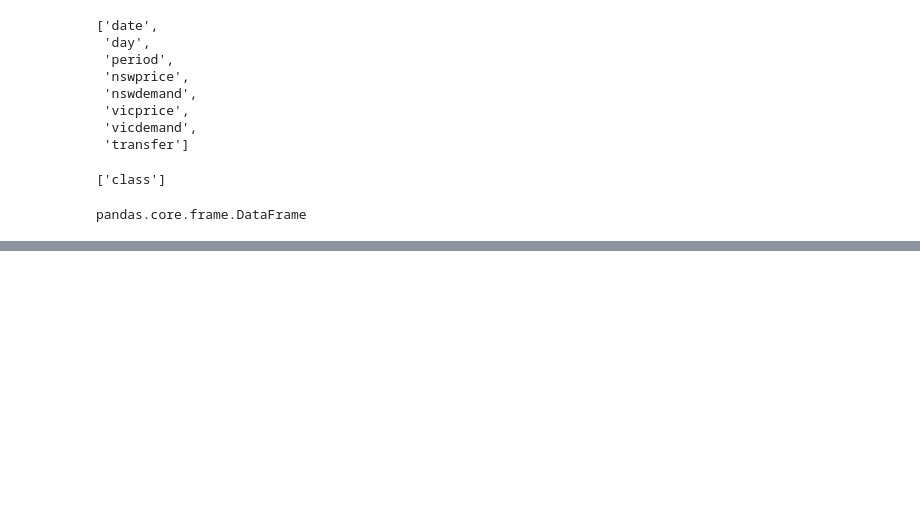
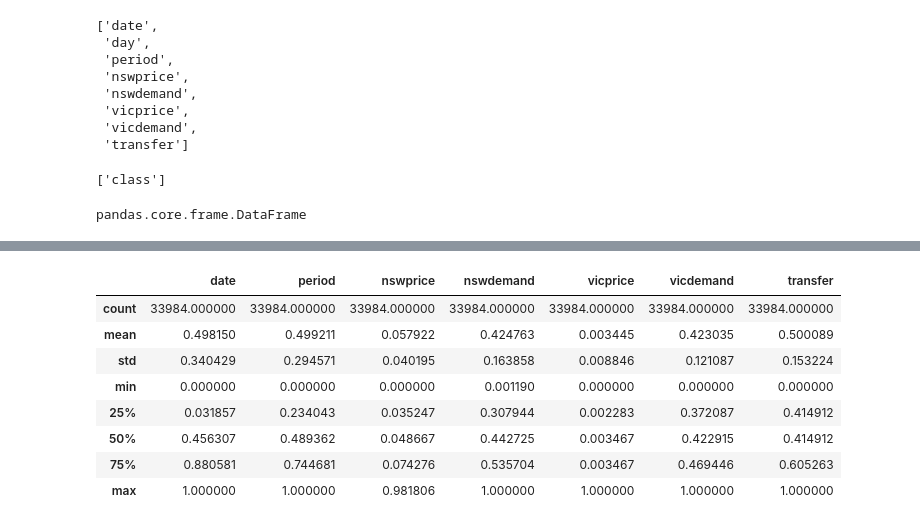
Before and after one commit to Slimcent/Classificatio_Jupyter_Files, a Jupyter notebook: Predicting the increase or decrease of electricity prices.ipynb, the cells around one changed output, grey strips where cells are left out. Saved outputs shown, nothing was run; the diff lists cells and outputs as text; code cells hidden in the pictures; blank space fills up the shorter version.

```diff
--- a/Predicting the increase or decrease of electricity prices.ipynb
+++ b/Predicting the increase or decrease of electricity prices.ipynb
@@ -89,0 +143,14 @@ pandas.core.frame.DataFrame
+# %%
+# Summary stats
+
+train_data.describe()
+# %% [output]
+|  | date | period | nswprice | nswdemand | vicprice | vicdemand | transfer |
+| count | 33984.000000 | 33984.000000 | 33984.000000 | 33984.000000 | 33984.000000 | 33984.000000 | 33984.000000 |
+| mean | 0.498150 | 0.499211 | 0.057922 | 0.424763 | 0.003445 | 0.423035 | 0.500089 |
+| std | 0.340429 | 0.294571 | 0.040195 | 0.163858 | 0.008846 | 0.121087 | 0.153224 |
+| min | 0.000000 | 0.000000 | 0.000000 | 0.001190 | 0.000000 | 0.000000 | 0.000000 |
+| 25% | 0.031857 | 0.234043 | 0.035247 | 0.307944 | 0.002283 | 0.372087 | 0.414912 |
+| 50% | 0.456307 | 0.489362 | 0.048667 | 0.442725 | 0.003467 | 0.422915 | 0.414912 |
+| 75% | 0.880581 | 0.744681 | 0.074276 | 0.535704 | 0.003467 | 0.469446 | 0.605263 |
+| max | 1.000000 | 1.000000 | 0.981806 | 1.000000 | 1.000000 | 1.000000 | 1.000000 |
```
Also changed, not shown: parts of 10 cells of this notebook.
